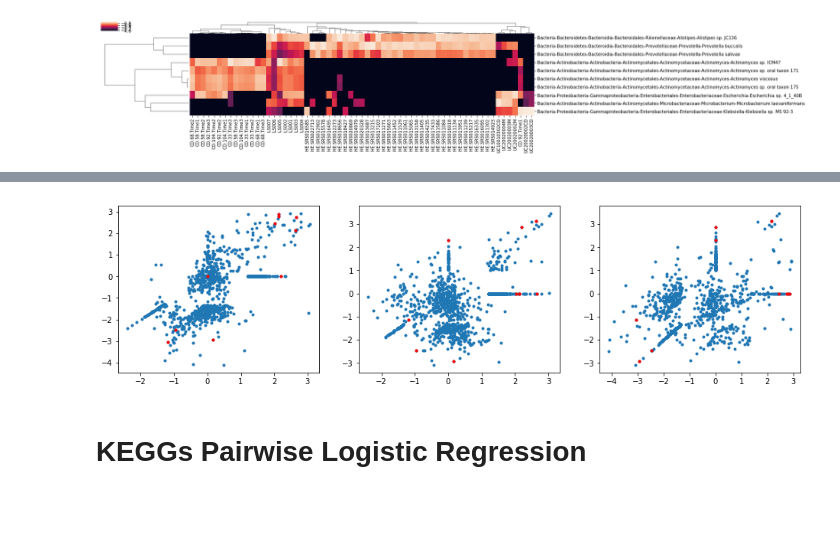
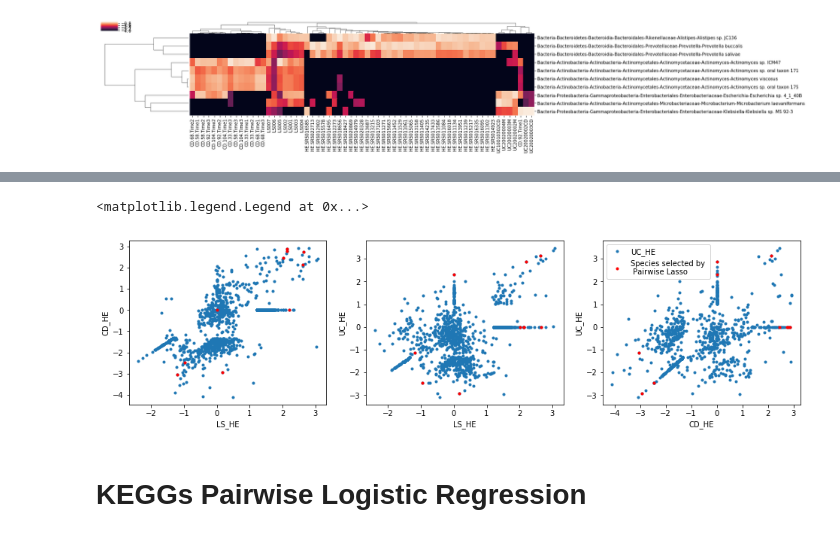
Before and after one commit to myazdani/KEGGs-15-12-2017, a Jupyter notebook: scripts/ratio-analysis/2018-07-26_comparing-species-and-keggs-ratio-plots.ipynb, the cells around one changed output, grey strips where cells are left out. Cells and saved outputs as stored; diff of their text form; code cells hidden in the pictures; blank space fills up the shorter version.

```diff
--- a/scripts/ratio-analysis/2018-07-26_comparing-species-and-keggs-ratio-plots.ipynb
+++ b/scripts/ratio-analysis/2018-07-26_comparing-species-and-keggs-ratio-plots.ipynb
@@ -435,20 +433,21 @@ df_species_medians.columns = ["LS_HE", "CD_HE", "UC_HE"]
 # %%
 plt.figure(figsize=(16, 4))
 
 for i, (x_axis,y_axis) in enumerate(itertools.combinations(df_species_medians.columns,2)):
     plt.subplot(1,3,i+1)
     # Use the 'hue' argument to provide a factor variable
     plt.plot(df_species_medians[x_axis], df_species_medians[y_axis], '.')
     plt.plot(df_species_medians.iloc[important_species,:][x_axis],
-             df_species_medians.iloc[important_species,:][y_axis], '.', label = "Species selected by \n Pairwise Lasso"
+             df_species_medians.iloc[important_species,:][y_axis], '.', label = "Species selected by \n Pairwise Lasso",
              color = "r")
     plt.xlabel(x_axis)
     plt.ylabel(y_axis)
 
 
 plt.legend()
 # %% [output]
+<matplotlib.legend.Legend at 0x...>
-[figure, old version]
+[figure, new version]
 # %% [markdown]
 # KEGGs Pairwise Logistic Regression
 # %%
```
Also changed, not shown: parts of 10 cells of this notebook.
